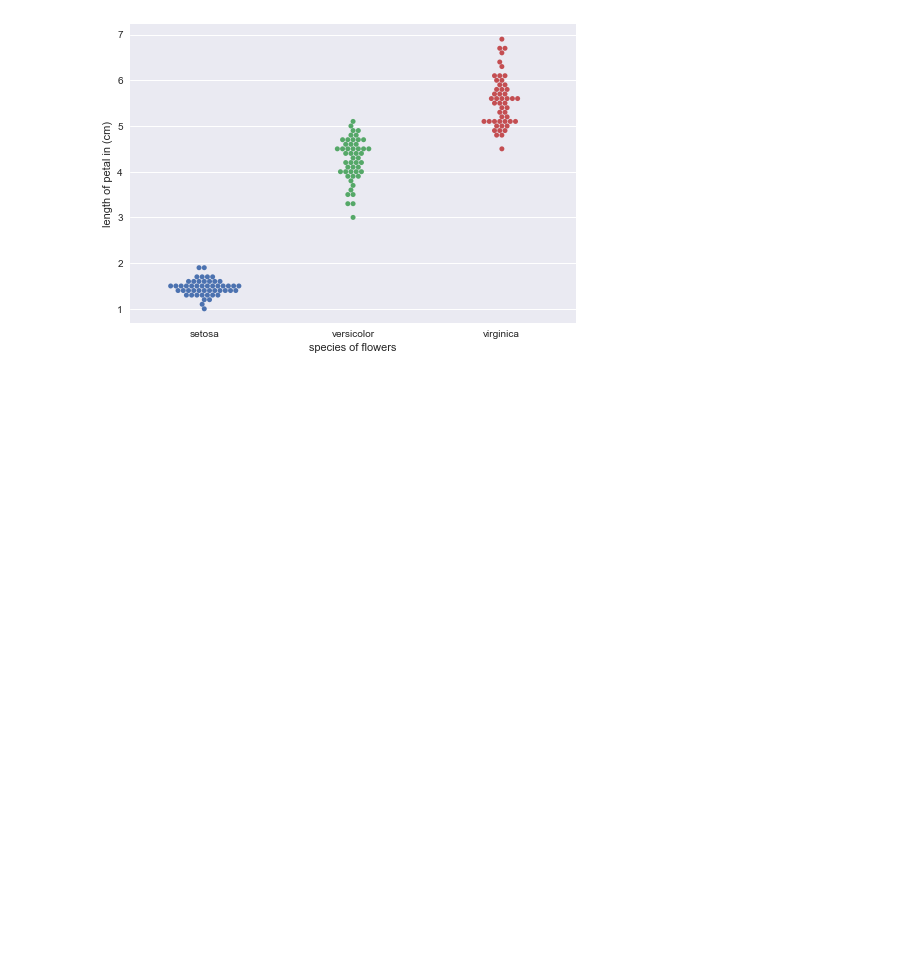
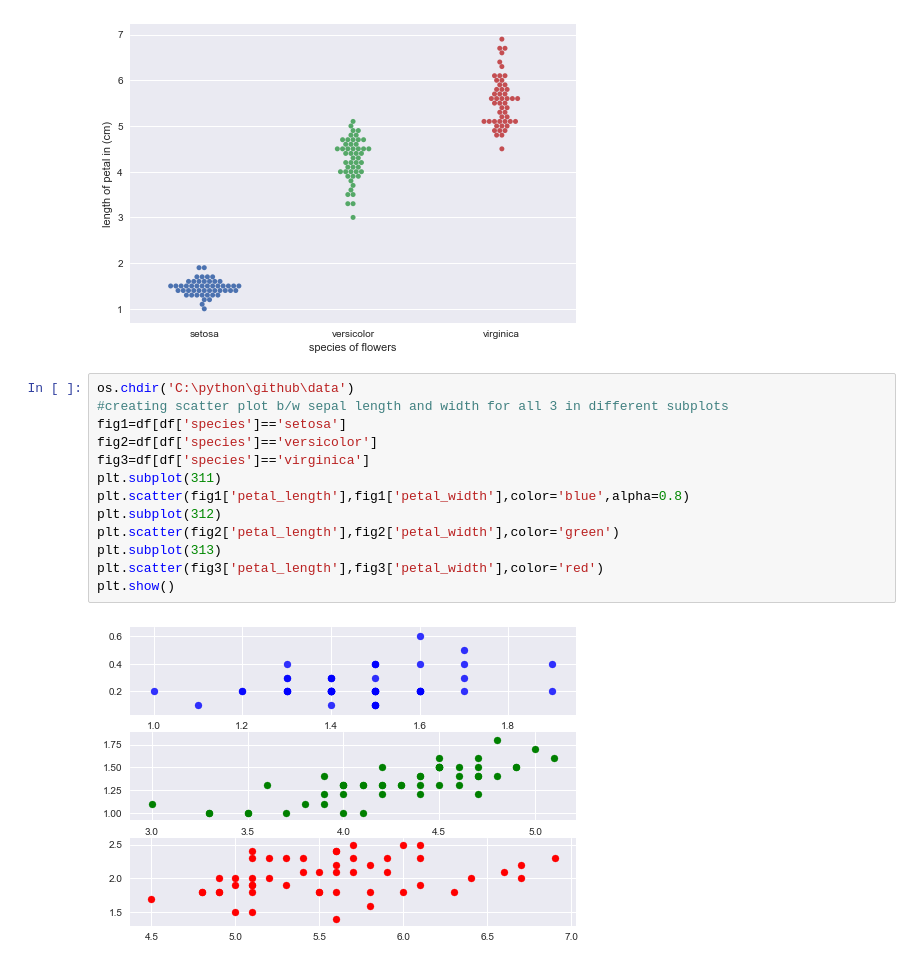
Before and after one commit to DAVINDERYADAVRJIT/iris_data_eda, a Jupyter notebook: iris_eda.ipynb, the cells around one changed output. Drawn from its saved outputs; the diff is of its cells as text; blank space fills up the shorter version.

Commit message:
new graphs added

```diff
--- a/iris_eda.ipynb
+++ b/iris_eda.ipynb
@@ -43,3 +45,18 @@ _=plt.ylabel('length of petal in (cm)')
 plt.show()
 # %% [output]
 [figure]
+# %%
+os.chdir('C:\python\github\data')
+#creating scatter plot b/w sepal length and width for all 3 in different subplots
+fig1=df[df['species']=='setosa']
+fig2=df[df['species']=='versicolor']
+fig3=df[df['species']=='virginica']
+plt.subplot(311)
+plt.scatter(fig1['petal_length'],fig1['petal_width'],color='blue',alpha=0.8)
+plt.subplot(312)
+plt.scatter(fig2['petal_length'],fig2['petal_width'],color='green')
+plt.subplot(313)
+plt.scatter(fig3['petal_length'],fig3['petal_width'],color='red')
+plt.show()
+# %% [output]
+[figure, added]
```
Also changed, not shown: parts of 9 cells of this notebook.
